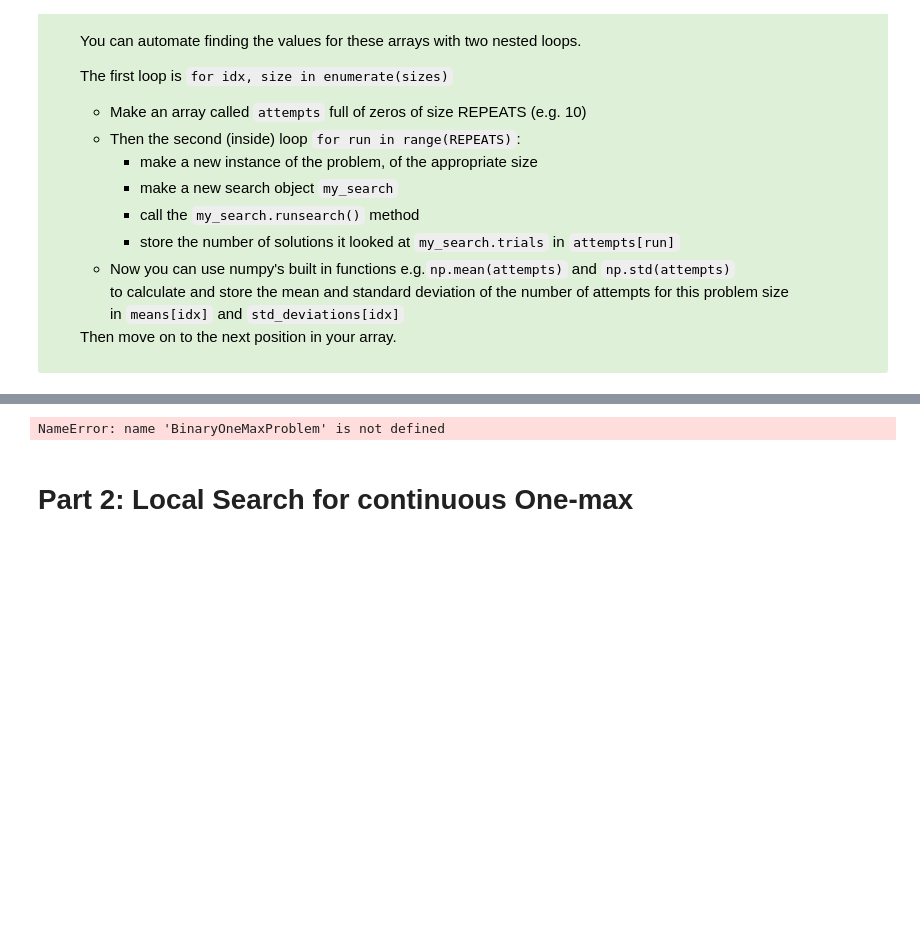
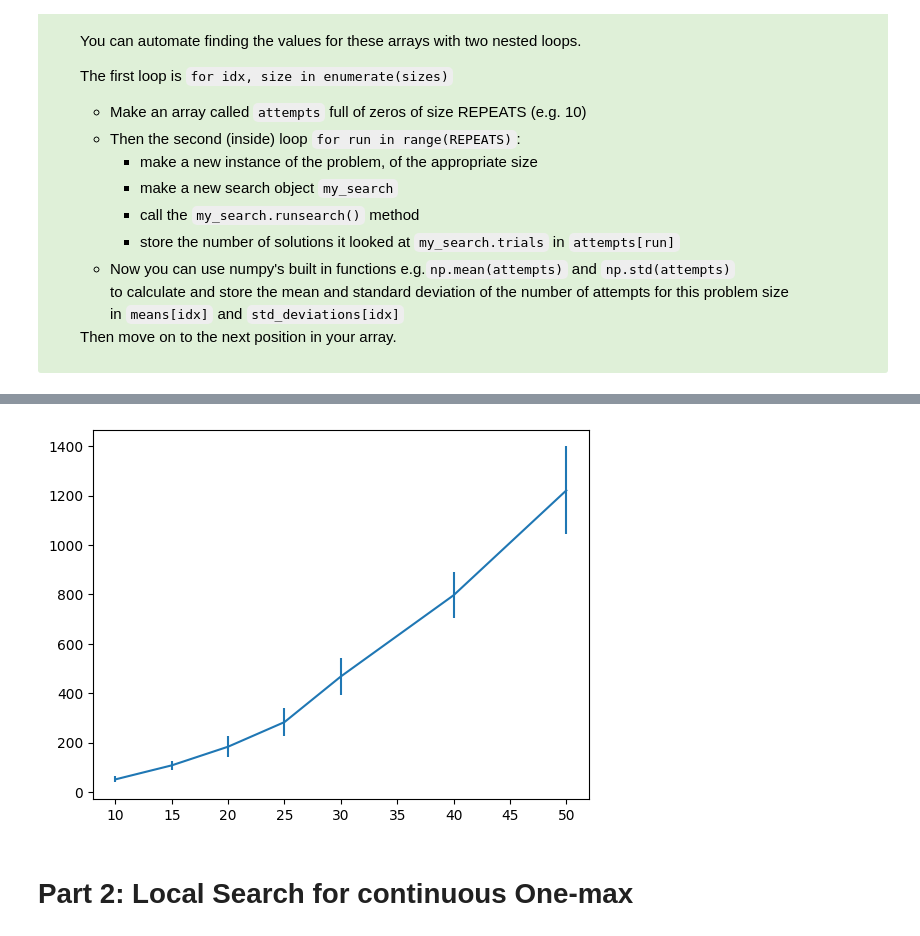
Before and after one commit to BiditG/Workbook, a Jupyter notebook: Learning_Materials/week_4/workbook_4.ipynb, the cells around one changed output, grey strips where cells are left out. Drawn from its saved outputs; the diff is of its cells as text; code cells hidden in the pictures; blank space fills up the shorter version.

```diff
--- a/Learning_Materials/week_4/workbook_4.ipynb
+++ b/Learning_Materials/week_4/workbook_4.ipynb
@@ -307,47 +307,36 @@ The mean= (5*10 + 5*0)/10 = 5, but the standard deviation = 5 as well - since ev
 MAX_ATTEMPTS = 10000
 
 # number of repetitions
 REPEATS = 10
 
 #these are the three arrays to store your findings in
 sizes = [10, 15, 20, 25, 30, 40, 50]
 means = np.zeros(len(sizes))
 std_deviations=np.zeros(len(sizes))
 
 # ====> insert your code below here
-
 for idx, size in enumerate(sizes):
     attempts = np.zeros(REPEATS)
-
     for run in range(REPEATS):
-        # create a new OneMax problem with given size
-        problem = BinaryOneMaxProblem(size)
-
-        # set global num_vars and my_binary_onemax (in case your LocalSearch uses it)
+        problem = OneMaxBinary(size)
         global num_vars, my_binary_onemax
         num_vars = size
         my_binary_onemax = problem
-
-        # create and run the search
         my_search = LocalSearch(problem=problem, max_attempts=MAX_ATTEMPTS, minimise=False, target_quality=size)
-        my_search.runsearch()
-
-        # store the number of trials it took
+        my_search.run_search()
         attempts[run] = my_search.trials
-
-    # store mean and standard deviation for this problem size
     means[idx] = np.mean(attempts)
     std_deviations[idx] = np.std(attempts)
 
 # <==== insert your code above here
 
 # for making the plots
 from matplotlib import pyplot as plt
 # plot results
 plt.errorbar(sizes, means, yerr=std_deviations)
 plt.show()
 # %% [output]
-NameError: name 'BinaryOneMaxProblem' is not defined
+[figure, added]
 # %% [markdown]
 <div style="background:black;width:100%;height:10px"></div>
 
```
Also changed, not shown: parts of 3 cells of this notebook, 10 other files.
